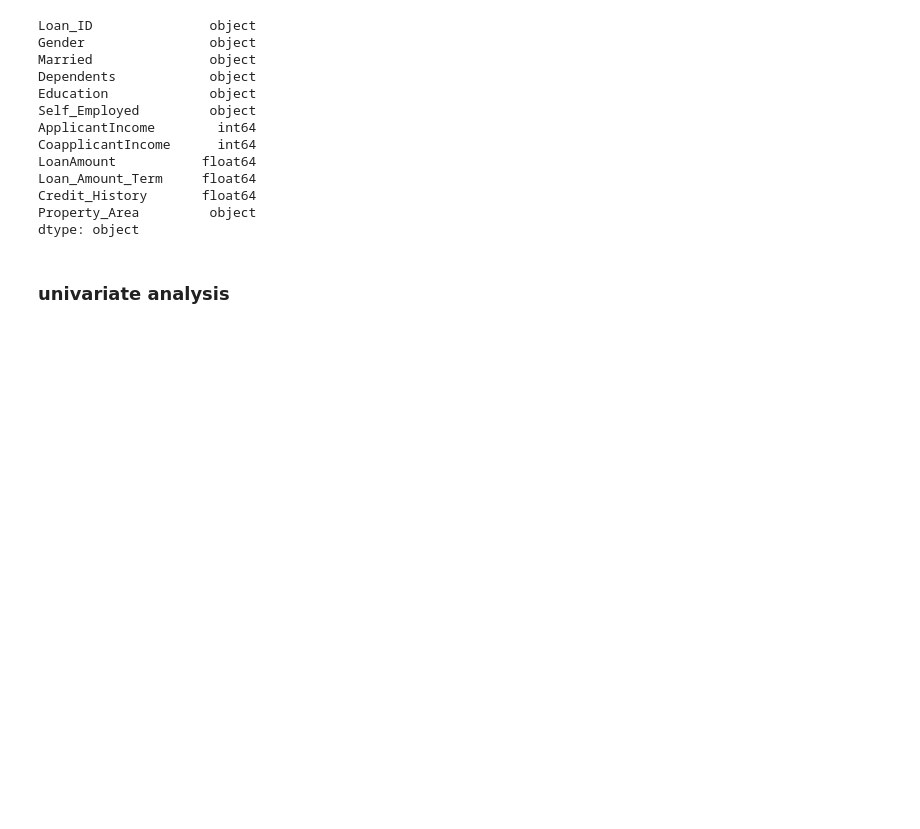
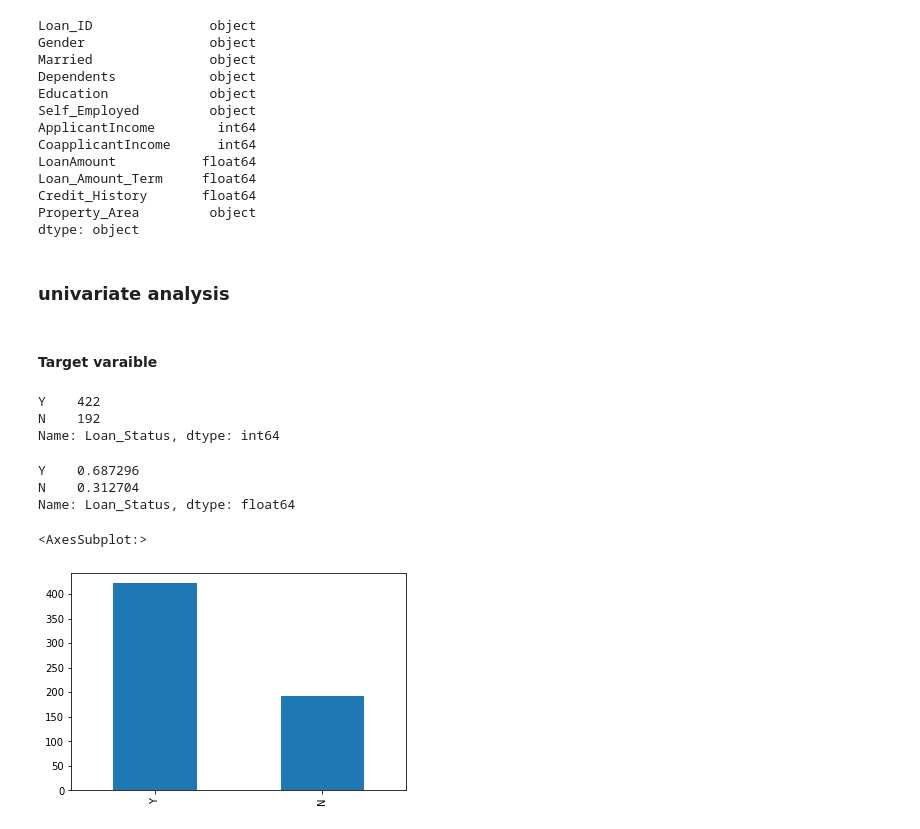
Before and after one commit to kariswanjiru/loan-prediction-hackathon, a Jupyter notebook: loan-prediction.ipynb, the cells around one changed output. Saved outputs shown, nothing was run; the diff lists cells and outputs as text; code cells hidden in the pictures; blank space fills up the shorter version.

```diff
--- a/loan-prediction.ipynb
+++ b/loan-prediction.ipynb
@@ -111,3 +111,22 @@ Property_Area         object
 dtype: object
 # %% [markdown]
 ### univariate analysis
+# %% [markdown]
+#### Target varaible
+# %%
+train.Loan_Status.value_counts()
+# %% [output]
+Y    422
+N    192
+Name: Loan_Status, dtype: int64
+# %%
+train.Loan_Status.value_counts(normalize=True)
+# %% [output]
+Y    0.687296
+N    0.312704
+Name: Loan_Status, dtype: float64
+# %%
+train.Loan_Status.value_counts().plot.bar()
+# %% [output]
+<AxesSubplot:>
+[figure, added]
```
Also changed, not shown: parts of 32 cells of this notebook.
